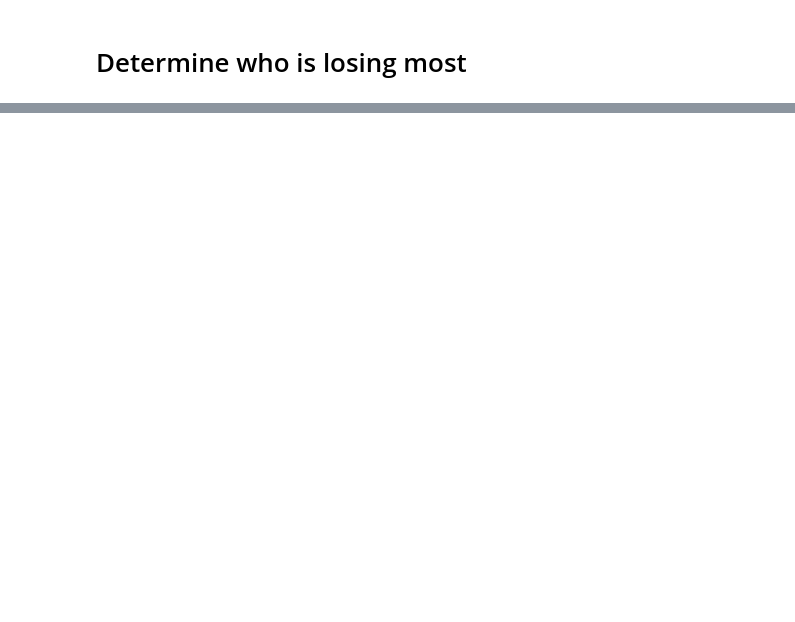
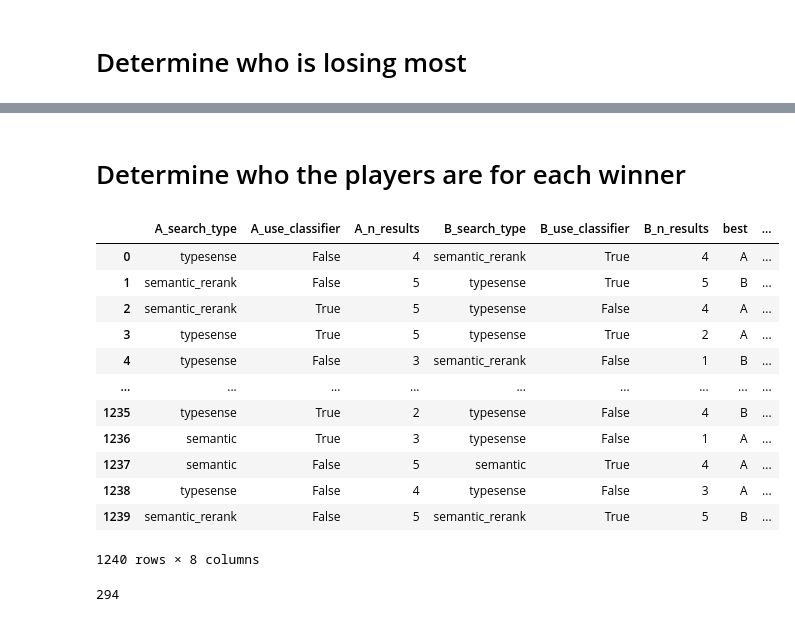
Before and after one commit to msaad02/honors-thesis, a Jupyter notebook: evaluate/rag/dev.ipynb, the cells around one changed output, grey strips where cells are left out. Saved outputs shown, nothing was run; the diff lists cells and outputs as text; code cells hidden in the pictures; blank space fills up the shorter version.

Commit message:
rag eval complete?

```diff
--- a/evaluate/rag/dev.ipynb
+++ b/evaluate/rag/dev.ipynb
@@ -109,3 +75,0 @@ df_compare[df_compare['best'] != df_compare['worst']]
-# %%
-df = pd.read_csv("../data/rag_eval_v1/rag_evaluation_data.csv")
-df.head(10)['question'].to_list()
@@ -159,5 +75,0 @@ df.head(10)['question'].to_list()
-# %%
-import pandas as pd
-
-df = pd.read_csv("../data/rag_evaluation_output.csv")
-df.iloc[2341,:]['player_B_config']
@@ -202,0 +155,30 @@ qas
+# %% [markdown]
+# Determine who the players are for each winner
+# %%
+res_A = pd.DataFrame(
+    [pd.Series({f"A_{k}": v for k, v in ast.literal_eval(df['player_A_config'][i]).items() if k != "model_kwargs"}) for i in range(len(df))]
+)
+res_B = pd.DataFrame(
+    [pd.Series({f"B_{k}": v for k, v in ast.literal_eval(df['player_B_config'][i]).items() if k != "model_kwargs"}) for i in range(len(df))]
+)
+
+res = pd.concat([res_A, res_B], axis=1)
+res['best'] = df['best_response']
+res['type'] = df['type']
+
+no_na_res = res[res['best'].isin(["A", "B"])].reset_index(drop=True)
+no_na_res
+# %% [output]
+|  | A_search_type | A_use_classifier | A_n_results | B_search_type | B_use_classifier | B_n_results | best | ... |
+| 0 | typesense | False | 4 | semantic_rerank | True | 4 | A | ... |
+| 1 | semantic_rerank | False | 5 | typesense | True | 5 | B | ... |
+| 2 | semantic_rerank | True | 5 | typesense | False | 4 | A | ... |
+| 3 | typesense | True | 5 | typesense | True | 2 | A | ... |
+| 4 | typesense | False | 3 | semantic_rerank | False | 1 | B | ... |
+| ... | ... | ... | ... | ... | ... | ... | ... | ... |
+| 1235 | typesense | True | 2 | typesense | False | 4 | B | ... |
+| 1236 | semantic | True | 3 | typesense | False | 1 | A | ... |
+| 1237 | semantic | False | 5 | semantic | True | 4 | A | ... |
+| 1238 | typesense | False | 4 | typesense | False | 3 | A | ... |
+| 1239 | semantic_rerank | False | 5 | semantic_rerank | True | 5 | B | ... |
+1240 rows × 8 columns
@@ -202,0 +220,4 @@ qas
+# %%
+get_how_many_players_n("typesense", "semantic")
+# %% [output]
+294
```
Also changed, not shown: parts of 44 cells of this notebook, 2 other files.
